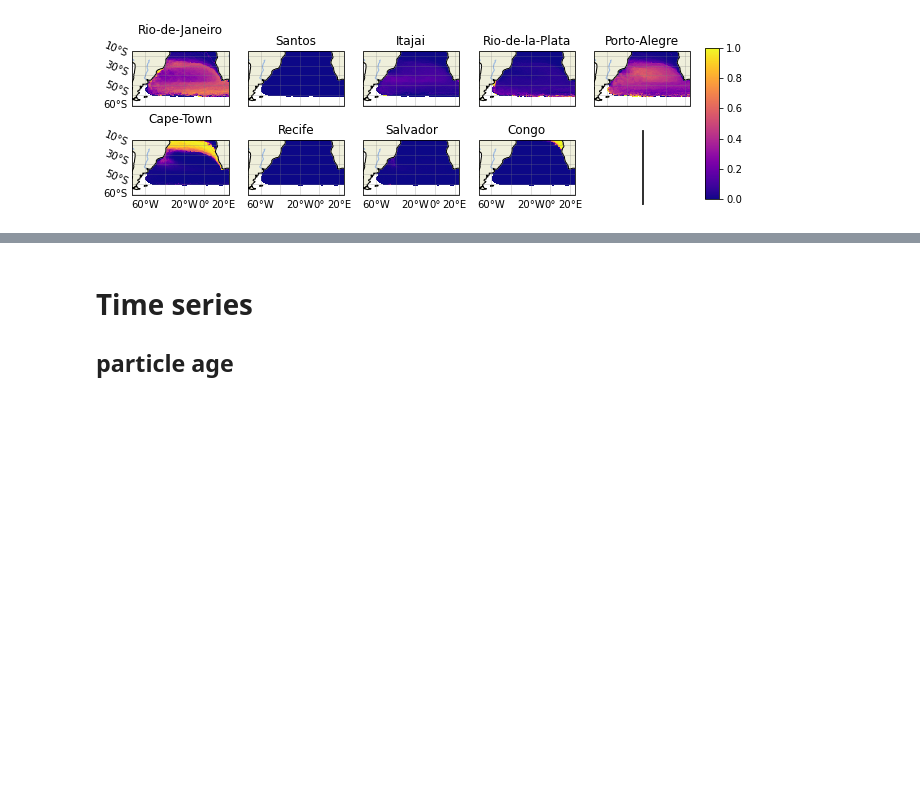
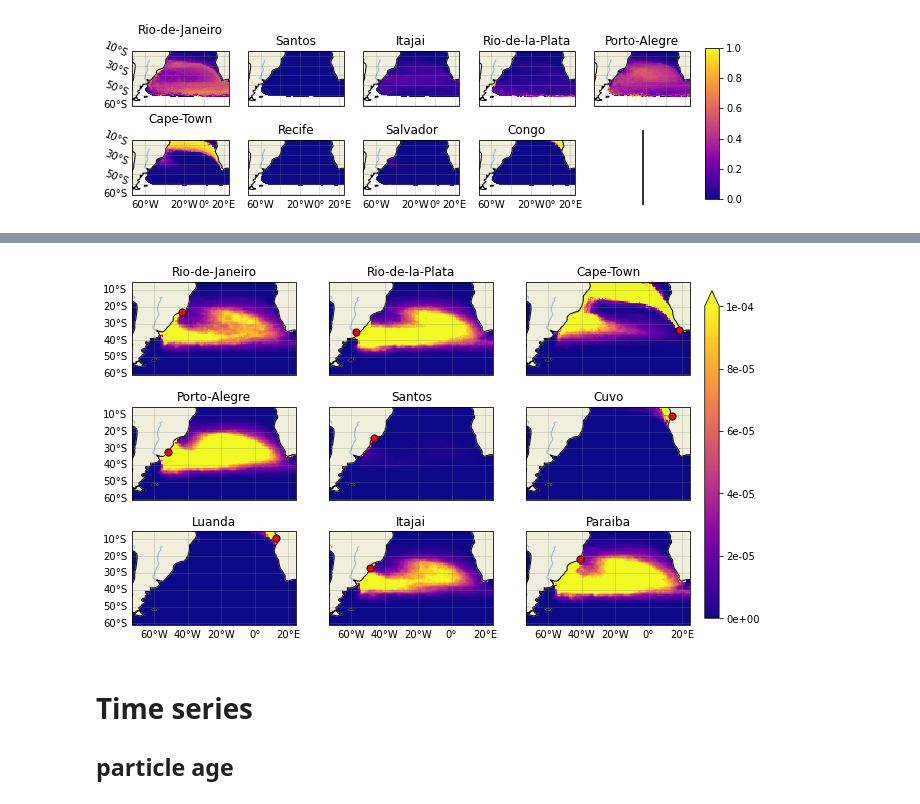
Before and after one commit to OceanParcels/BayesianAnalysis_SouthAtlantic, a Jupyter notebook: notebooks/article_plots.ipynb, the cells around one changed output, grey strips where cells are left out. Saved outputs shown, nothing was run; the diff lists cells and outputs as text; code cells hidden in the pictures; blank space fills up the shorter version.

```diff
--- a/notebooks/article_plots.ipynb
+++ b/notebooks/article_plots.ipynb
@@ -181,3 +225,47 @@ plt.savefig('../article_figs/posterior_4y_average_contourf', pdi=200)
+# %%
+# posterior 4 years
+y,x = np.meshgrid(params['lat_range'], params['lon_range'])
+t=0
+
+fig,ax = plt.subplots(ncols=3,nrows=3,figsize=(10,6.5),
+                      subplot_kw={'projection': ccrs.PlateCarree()}, sharey=True)
+
+ax = ax.reshape(9)
+
+for k, loc in enumerate(labels):
+
+    z = likelihood_avg_1500[loc][t] #np.ma.masked_array(prob[loc][t], mask=prob['dimensions']['mask'])
+
+    ax[k].set_extent([-73.0, 24.916666,-60.916664, -5.0833335], crs=ccrs.PlateCarree())
+    #ax[k].add_feature(cfeature.OCEAN)
+    ax[k].add_feature(cfeature.LAND, zorder=1)
+    ax[k].add_feature(cfeature.COASTLINE)
+    ax[k].add_feature(cfeature.RIVERS)
+    ax[k].set_title(loc)
+    im = ax[k].pcolormesh(x,y,z,cmap='plasma', vmax=1e-4)
+    gl = ax[k].gridlines(crs=ccrs.PlateCarree(), draw_labels=True,
+                  linewidth=0.5, color='gray', alpha=0.5)
+
+    if k in [1,2,4,5,7,8]:
+        gl.left_labels = False
+
+    if k in [0,1,2,3,4,5]:
+        gl.bottom_labels = False
+
+    gl.top_labels = False
+    gl.right_labels = False
+    ax[k].scatter(river_sources[loc][1], river_sources[loc][0],
+               s=50, marker='o', color='red', edgecolors='k', zorder=3)
+
+bar_ax = fig.add_axes([0.92, 0.15, 0.02, 0.7])
+cbar = fig.colorbar(im, cax=bar_ax, orientation='vertical', extend='max')
+cbar.ax.yaxis.set_major_formatter(mtick.FormatStrFormatter('%.0e'))
+# cbar.set_label('Posterior Probability', rotation=270, labelpad=15, fontsize=13)
+# fig.text(0.1,0.93,f'Average particle age = {t:0.0f} months')
+# fig.text(0.1,0.93,f'4.1 years average')
+plt.savefig('../article_figs/likelihood_4y_average_s03', pdi=200)
+# %% [output]
+[figure, added]
 # %% [markdown]
 # Time series
 ## particle age
```
Also changed, not shown: parts of 6 cells of this notebook, 5 other files.
